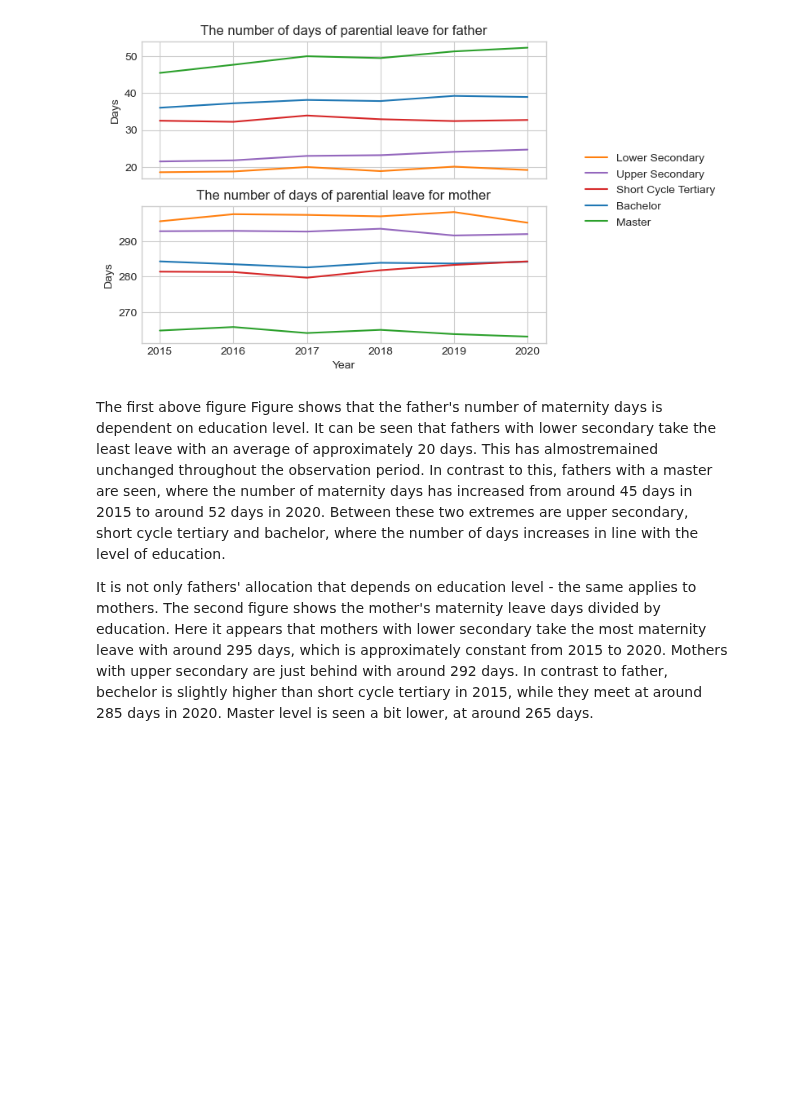
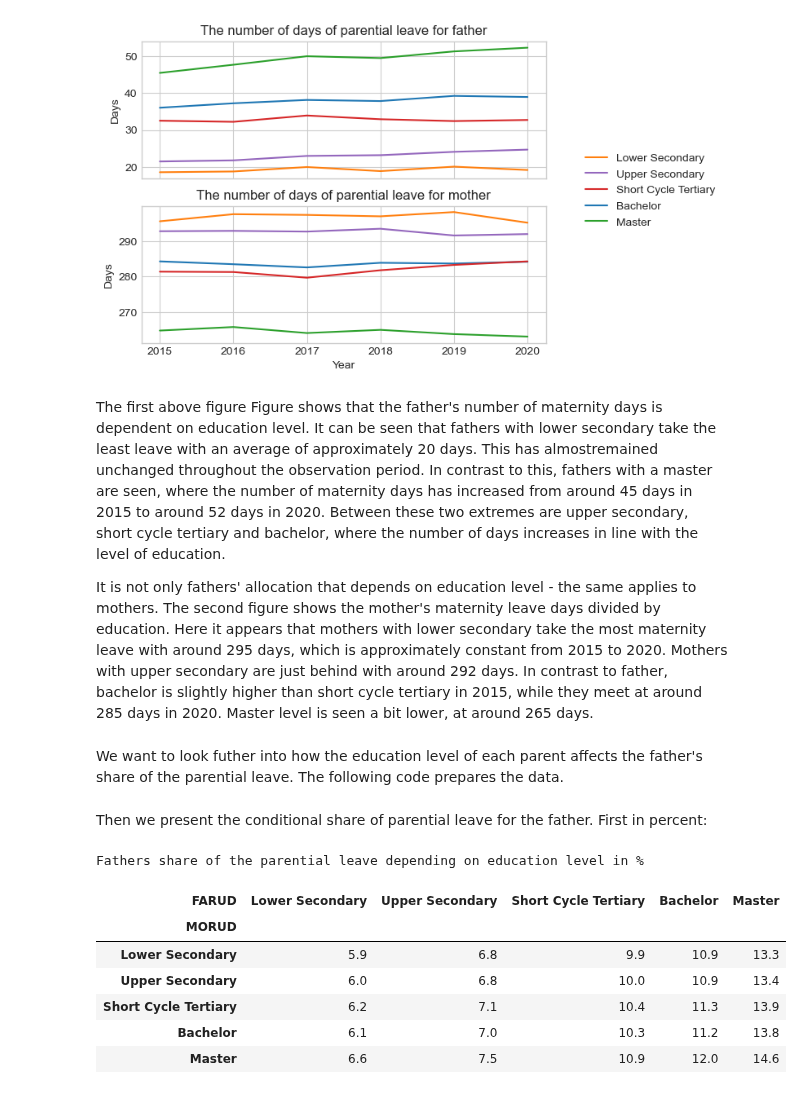
Before and after one commit to NumEconCopenhagen/projects-2023-cbjk, a Jupyter notebook: dataproject/dataproject.ipynb, the cells around one changed output. Cells and saved outputs as stored; diff of their text form; code cells hidden in the pictures; blank space fills up the shorter version.

```diff
--- a/dataproject/dataproject.ipynb
+++ b/dataproject/dataproject.ipynb
@@ -274,4 +275,50 @@ fig.legend(handles, labels, loc='center', bbox_to_anchor=(1.1,0.5))
 # %% [markdown]
 The first above figure Figure shows that the father's number of maternity days is dependent on education level. It can be seen that fathers with lower secondary take the least leave with an average of approximately 20 days. This has almostremained unchanged throughout the observation period. In contrast to this, fathers with a master are seen, where the number of maternity days has increased from around 45 days in 2015 to around 52 days in 2020. Between these two extremes are upper secondary, short cycle tertiary and bachelor, where the number of days increases in line with the level of education.
 
-It is not only fathers' allocation that depends on education level - the same applies to mothers. The second figure shows the mother's maternity leave days divided by education. Here it appears that mothers with lower secondary take the most maternity leave with around 295 days, which is approximately constant from 2015 to 2020. Mothers with upper secondary are just behind with around 292 days. In contrast to father, bechelor is slightly higher than short cycle tertiary in 2015, while they meet at around 285 days in 2020. Master level is seen a bit lower, at around 265 days.
+It is not only fathers' allocation that depends on education level - the same applies to mothers. The second figure shows the mother's maternity leave days divided by education. Here it appears that mothers with lower secondary take the most maternity leave with around 295 days, which is approximately constant from 2015 to 2020. Mothers with upper secondary are just behind with around 292 days. In contrast to father, bachelor is slightly higher than short cycle tertiary in 2015, while they meet at around 285 days in 2020. Master level is seen a bit lower, at around 265 days.
+# %% [markdown]
+We want to look futher into how the education level of each parent affects the father's share of the parential leave.
+The following code prepares the data.
+# %%
+# a. Cut the data to mother's and father's education level in 2020
+Father_part_educ_1 = barsel_true[(barsel_true['FARUD'] != 'All fathers, regardless of education')
+                               & (barsel_true['MORUD'] != 'All mothers, regardless of education')
+                               & (barsel_true['TAL'] != 'Number of couples')
+                               & (barsel_true['TAL'] != 'Mother - days on parental leave (benefits) before birth on average')
+                               & (barsel_true['TID'] == 2020)]
+# b. Cut the number of columns
+Father_part_educ_1 = Father_part_educ_1[['TAL', 'MORUD', 'FARUD', 'INDHOLD']]
+# c. Rename the TAL column by using split and extract the first object
+Father_part_educ_1['TAL'] = Father_part_educ_1['TAL'].str.split(' ').str[0]
+# d. Rename the MORUD and FARUD columns
+Father_part_educ_1['MORUD'] = Father_part_educ_1['MORUD'].str.replace('Mother ', '').str.title()
+Father_part_educ_1['MORUD'] = Father_part_educ_1['MORUD'].str.replace('Tertirary', 'Tertiary').str.title()
+Father_part_educ_1['FARUD'] = Father_part_educ_1['FARUD'].str.replace('Father ', '').str.title()
+# e. Split the data into dataframe for mother and father
+Father_part_educ_1_m = Father_part_educ_1[Father_part_educ_1['TAL'] == 'Mother']
+Father_part_educ_1_f = Father_part_educ_1[Father_part_educ_1['TAL'] == 'Father']
+# f. Merge the Father_part_educ_1_m and Father_part_educ_1_f on MORUD and FARUD
+Father_part_educ_1 = pd.merge(Father_part_educ_1_m, Father_part_educ_1_f, on = ['MORUD', 'FARUD'], how = 'left')
+# g. Cut the number of columns
+Father_part_educ_1 = Father_part_educ_1[['MORUD', 'FARUD', 'INDHOLD_x', 'INDHOLD_y']]
+# h. Rename the columns
+Father_part_educ_1.columns = ['MORUD', 'FARUD', 'mother', 'father']
+# %% [markdown]
+Then we present the conditional share of parential leave for the father. First in percent:
+# %%
+Father_part_educ_1['FS'] = Father_part_educ['father']/(Father_part_educ['father'] + Father_part_educ['mother'])*100
+Father_part_educ_1['FS'] = Father_part_educ_1['FS'].round(1)
+Father_part_educ_2020_pivot_procent = Father_part_educ_1.pivot_table(index='MORUD', columns='FARUD', values='FS')
+Father_part_educ_2020_pivot_procent = Father_part_educ_2020_pivot_procent.reindex(['Lower Secondary', 'Upper Secondary', 'Short Cycle Tertiary', 'Bachelor', 'Master'], axis=1)
+Father_part_educ_2020_pivot_procent = Father_part_educ_2020_pivot_procent.reindex(['Lower Secondary', 'Upper Secondary', 'Short Cycle Tertiary', 'Bachelor', 'Master'])
+print('Fathers share of the parential leave depending on education level in %')
+Father_part_educ_2020_pivot_procent
+# %% [output]
+Fathers share of the parential leave depending on education level in %
+| FARUD | Lower Secondary | Upper Secondary | Short Cycle Tertiary | Bachelor | Master |
+| MORUD |  |  |  |  |  |
+| Lower Secondary | 5.9 | 6.8 | 9.9 | 10.9 | 13.3 |
+| Upper Secondary | 6.0 | 6.8 | 10.0 | 10.9 | 13.4 |
+| Short Cycle Tertiary | 6.2 | 7.1 | 10.4 | 11.3 | 13.9 |
+| Bachelor | 6.1 | 7.0 | 10.3 | 11.2 | 13.8 |
+| Master | 6.6 | 7.5 | 10.9 | 12.0 | 14.6 |
```
Also changed, not shown: parts of 5 cells of this notebook.
